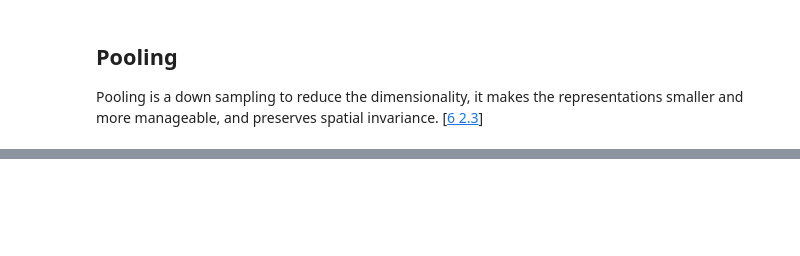
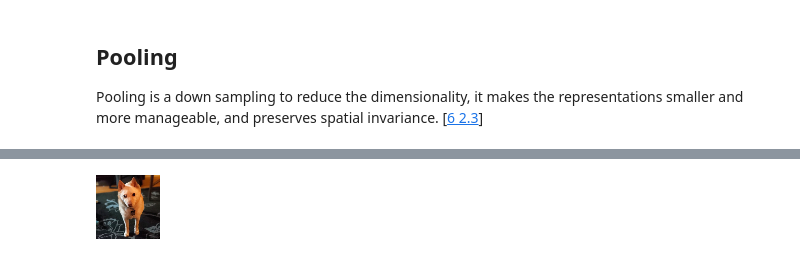
Before and after one commit to UL-DAVIS-Workshops/aiml_notebooks, a Jupyter notebook: Pooling.ipynb, the cells around one changed output, grey strips where cells are left out. Cells and saved outputs as stored; diff of their text form; code cells hidden in the pictures; blank space fills up the shorter version.

```diff
--- a/Pooling.ipynb
+++ b/Pooling.ipynb
@@ -25,0 +73,3 @@ array([[ 57.75, 109.25],
+# %%
+img_array = img_to_array(img)
+img_array
@@ -25,0 +94,3 @@ array([[ 57.75, 109.25],
+# %%
+value_as_tensor = constant(img_array)
+value_as_tensor
@@ -25,0 +115,3 @@ array([[ 57.75, 109.25],
+# %%
+reshaped_tensor_value = reshape(value_as_tensor, shape=(1,512,512,3))
+reshaped_tensor_value
@@ -25,0 +136,4 @@ array([[ 57.75, 109.25],
+# %%
+maxpool2d = MaxPooling2D(pool_size=(2, 2), strides=(8,8))
+img_pooled = maxpool2d(reshaped_tensor_value)
+img_pooled
@@ -25,0 +158,4 @@ array([[ 57.75, 109.25],
+# %%
+array_to_img(reshape(img_pooled, (64,64,3)))
+# %% [output]
+[figure, added]
```
Also changed, not shown: parts of 17 cells of this notebook, 2 other files.
